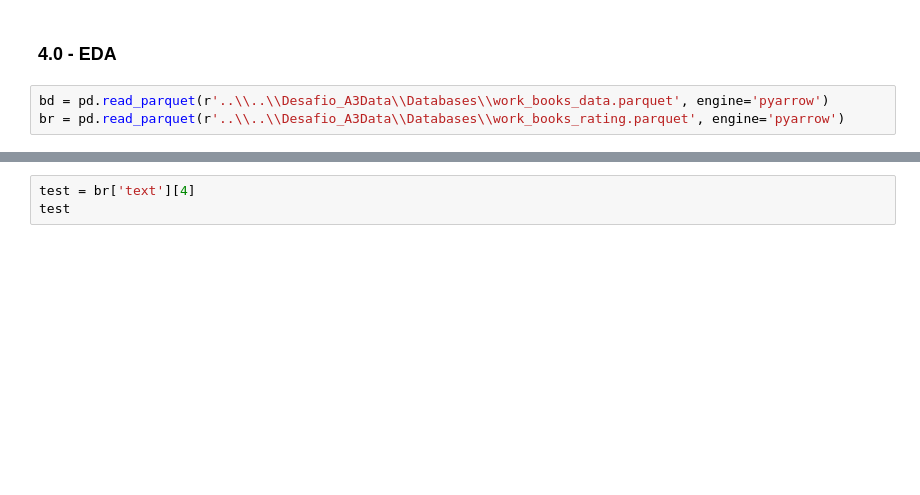
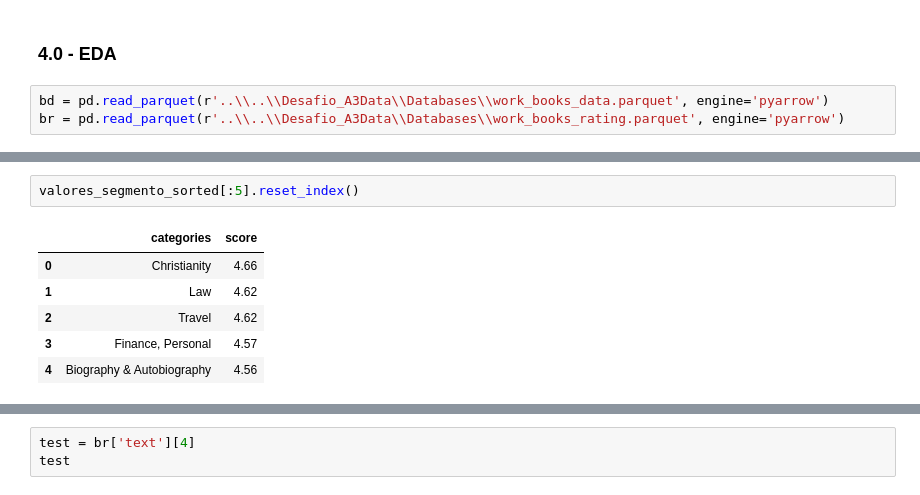
Before and after one commit to RaphaelLirio/Desafio_A3Data, a Jupyter notebook: Dev/explorations.ipynb, the cells around one changed output, grey strips where cells are left out. Cells and saved outputs as stored; diff of their text form; blank space fills up the shorter version.

```diff
--- a/Dev/explorations.ipynb
+++ b/Dev/explorations.ipynb
@@ -264,2 +364,11 @@ fig3.update_layout(
 fig3.show()
+# %%
+valores_segmento_sorted[:5].reset_index()
+# %% [output]
+|  | categories | score |
+| 0 | Christianity | 4.66 |
+| 1 | Law | 4.62 |
+| 2 | Travel | 4.62 |
+| 3 | Finance, Personal | 4.57 |
+| 4 | Biography & Autobiography | 4.56 |
 # %%
```
Also changed, not shown: parts of 7 cells of this notebook.
